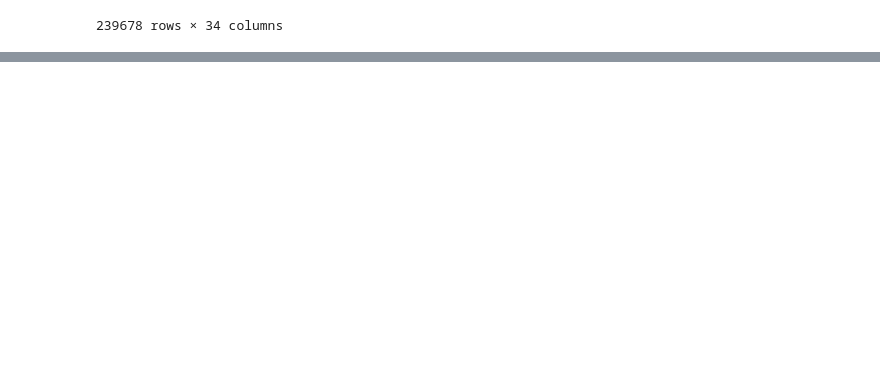
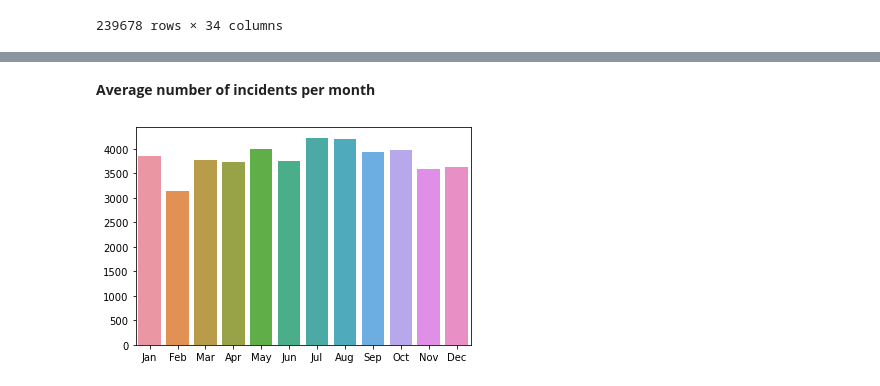
Before and after one commit to heyakshayhere/Hamoye_stage_B, a Jupyter notebook: GunViolenceData.ipynb, the cells around one changed output, grey strips where cells are left out. Drawn from its saved outputs; the diff is of its cells as text; code cells hidden in the pictures; blank space fills up the shorter version.

```diff
--- a/GunViolenceData.ipynb
+++ b/GunViolenceData.ipynb
@@ -63,0 +80,17 @@ Index(['incident_id', 'date', 'state', 'city_or_county', 'address', 'n_killed',
+# %% [markdown]
+**Average number of incidents per month**
+# %%
+tempdf = df[df['year'].isin([2013,2014,2015,2016,2017,2018])]
+tempdf1 = tempdf.groupby(['year','month']).agg({'month' : 'count'}).rename(columns={'month': 'month_count'}).reset_index()
+aggregated = tempdf1.groupby(['month']).agg({'month_count' : 'mean'})
+x2 = aggregated.index.tolist()
+y2 = aggregated.month_count.tolist()
+mapp = {}
+for m,v in zip(x2, y2):
+    mapp[m] = v
+xn = [calendar.month_abbr[int(x)] for x in sorted(x2)]
+vn = [mapp[x] for x in sorted(x2)]
+
+sns.barplot(x=xn, y=vn, data=df);
+# %% [output]
+[figure, added]
```
Also changed, not shown: parts of 7 cells of this notebook.
